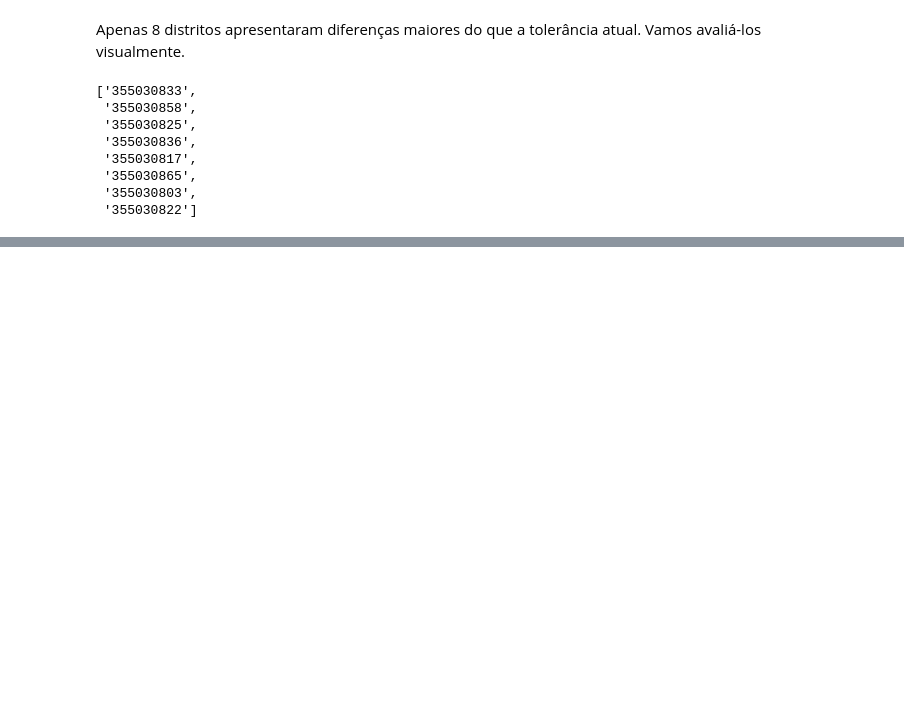
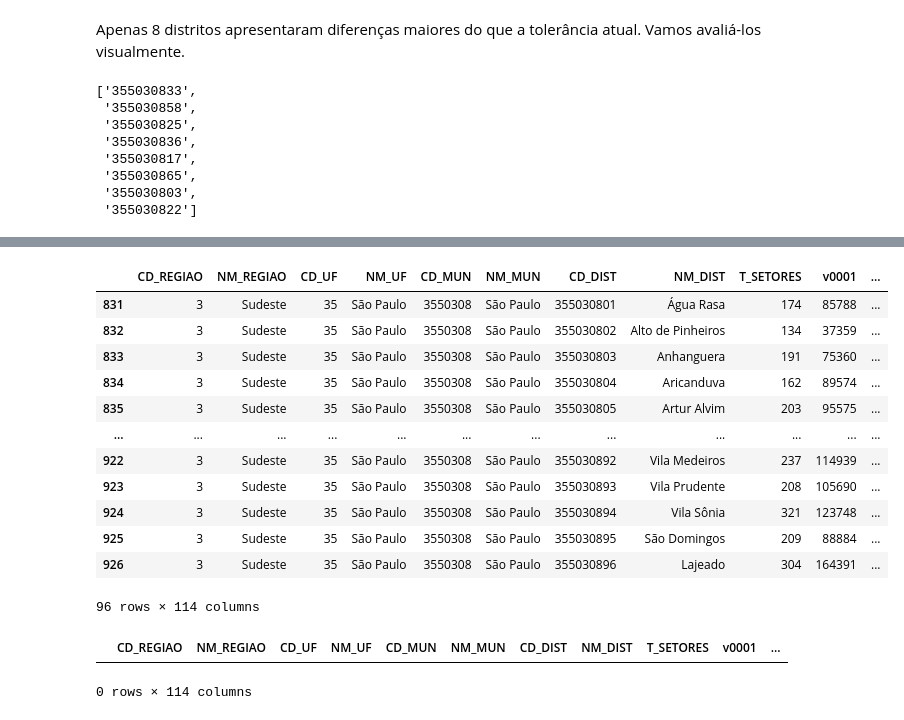
Before and after one commit to sepep-pmsp/compatibilizacao-setores-censitarios, a Jupyter notebook: Compatibilização.ipynb, the cells around one changed output, grey strips where cells are left out. Cells and saved outputs as stored; diff of their text form; code cells hidden in the pictures; blank space fills up the shorter version.

```diff
--- a/Compatibilização.ipynb
+++ b/Compatibilização.ipynb
@@ -291,0 +327,22 @@ A inspeção visual indica que os distritos se mantiveram os mesmos, com diferen
+# %%
+prop_22to10['qtd_inter'] = (prop_22to10[distritos_2010]>0).T.sum()
+prop_22to10
+# %% [output]
+|  | CD_REGIAO | NM_REGIAO | CD_UF | NM_UF | CD_MUN | NM_MUN | CD_DIST | NM_DIST | T_SETORES | v0001 | ... |
+| 831 | 3 | Sudeste | 35 | São Paulo | 3550308 | São Paulo | 355030801 | Água Rasa | 174 | 85788 | ... |
+| 832 | 3 | Sudeste | 35 | São Paulo | 3550308 | São Paulo | 355030802 | Alto de Pinheiros | 134 | 37359 | ... |
+| 833 | 3 | Sudeste | 35 | São Paulo | 3550308 | São Paulo | 355030803 | Anhanguera | 191 | 75360 | ... |
+| 834 | 3 | Sudeste | 35 | São Paulo | 3550308 | São Paulo | 355030804 | Aricanduva | 162 | 89574 | ... |
+| 835 | 3 | Sudeste | 35 | São Paulo | 3550308 | São Paulo | 355030805 | Artur Alvim | 203 | 95575 | ... |
+| ... | ... | ... | ... | ... | ... | ... | ... | ... | ... | ... | ... |
+| 922 | 3 | Sudeste | 35 | São Paulo | 3550308 | São Paulo | 355030892 | Vila Medeiros | 237 | 114939 | ... |
+| 923 | 3 | Sudeste | 35 | São Paulo | 3550308 | São Paulo | 355030893 | Vila Prudente | 208 | 105690 | ... |
+| 924 | 3 | Sudeste | 35 | São Paulo | 3550308 | São Paulo | 355030894 | Vila Sônia | 321 | 123748 | ... |
+| 925 | 3 | Sudeste | 35 | São Paulo | 3550308 | São Paulo | 355030895 | São Domingos | 209 | 88884 | ... |
+| 926 | 3 | Sudeste | 35 | São Paulo | 3550308 | São Paulo | 355030896 | Lajeado | 304 | 164391 | ... |
+96 rows × 114 columns
+# %%
+prop_22to10[prop_22to10['qtd_inter']>1]
+# %% [output]
+|  | CD_REGIAO | NM_REGIAO | CD_UF | NM_UF | CD_MUN | NM_MUN | CD_DIST | NM_DIST | T_SETORES | v0001 | ... |
+0 rows × 114 columns
```
Also changed, not shown: parts of 13 cells of this notebook.
